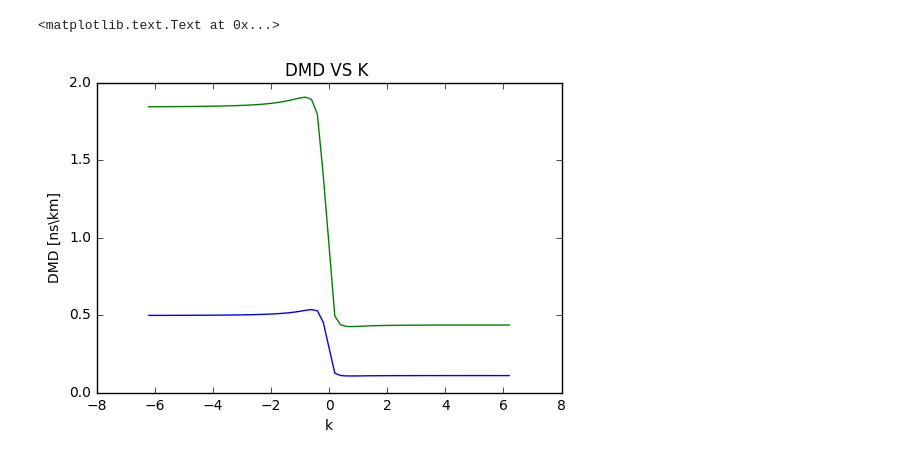
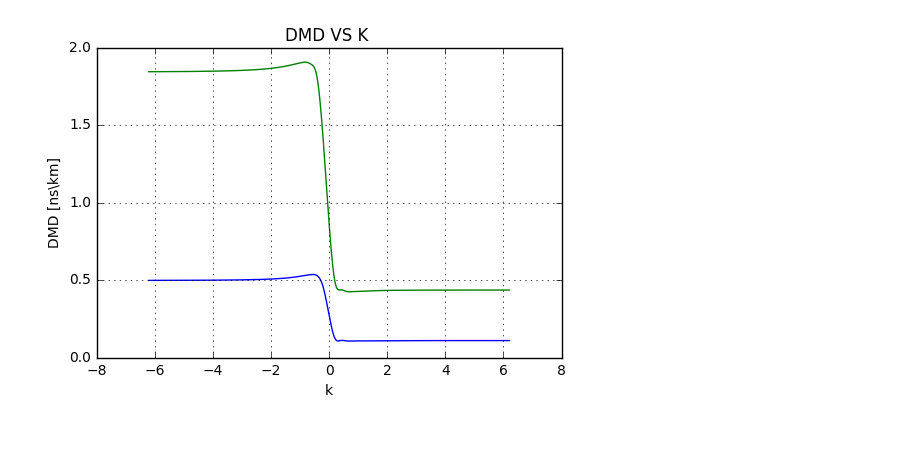
Before and after one commit to fakabbir/Few-Mode-Fiber, a Jupyter notebook: design1/Des_plot.ipynb, the cells around one changed output. Cells and saved outputs as stored; diff of their text form; code cells hidden in the pictures.

```diff
--- a/design1/Des_plot.ipynb
+++ b/design1/Des_plot.ipynb
@@ -19,15 +18,20 @@ x1neg=np.arange(-6.2,0,.2)
 # %%
-y11=np.append(y1neg,y1)
-x11=np.append(x1neg,x1)
-y21=np.append(y2neg,y2)
-x21=np.append(x1neg,x1)
+y1=np.append(y1neg,y1)
+x1=np.append(x1neg,x1)
+y2=np.append(y2neg,y2)
+x2=np.append(x2neg,x2)
-# %%
-plt.plot(x11,y11)
-plt.plot(x21,y21)
-plt.xlabel("k")
-plt.ylabel("DMD [ns\km]")
-plt.title("DMD VS K ")
-# %% [output]
-<matplotlib.text.Text at 0x...>
-[figure, removed]
+# %%
+xa=np.linspace(x1.min(),x1.max(),1000)
+xb=np.linspace(x2.min(),x2.max(),1000)
+ya=spline(x1,y1,xa)
+yb=spline(x2,y2,xb)
+plt.plot(xa,ya)
+plt.plot(xb,yb)
+plt.xlabel("k")
+plt.ylabel("DMD [ns\km]")
+plt.title("DMD VS K ")
+plt.grid()
+plt.show()
+# %% [output]
+[figure, added]
 # %%
```
Also changed, not shown: parts of 10 cells of this notebook, 7 other files.
